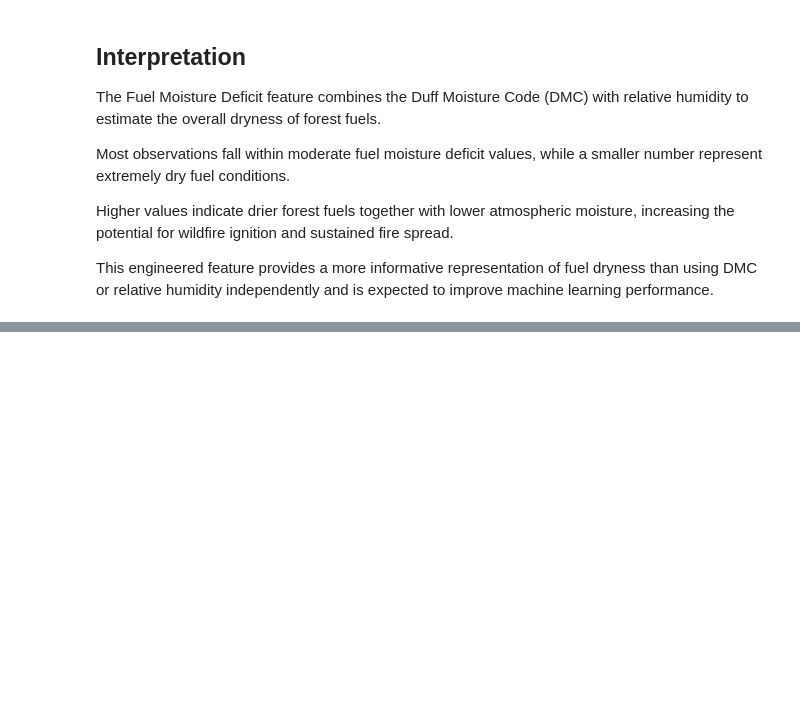
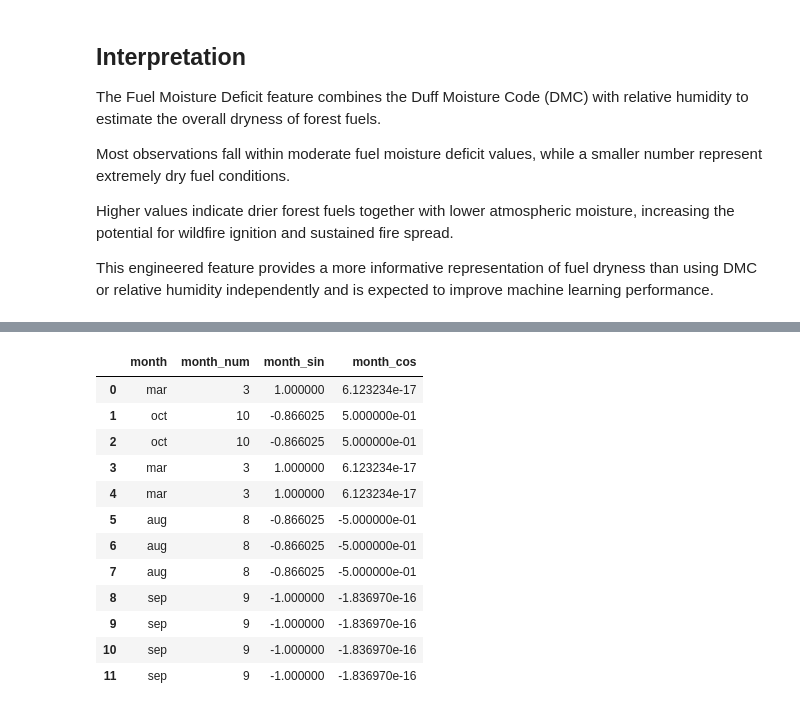
Before and after one commit to mraznyrazeek/Forest-Fire-Burned-Area-Prediction-System, a Jupyter notebook: backend/notebooks/03_feature_engineering.ipynb, the cells around one changed output, grey strips where cells are left out. Saved outputs shown, nothing was run; the diff lists cells and outputs as text; code cells hidden in the pictures; blank space fills up the shorter version.

```diff
--- a/backend/notebooks/03_feature_engineering.ipynb
+++ b/backend/notebooks/03_feature_engineering.ipynb
@@ -322,0 +361,23 @@ This engineered feature provides a more informative representation of fuel dryne
+# %%
+df[
+    [
+        "month",
+        "month_num",
+        "month_sin",
+        "month_cos"
+    ]
+].head(12)
+# %% [output]
+|  | month | month_num | month_sin | month_cos |
+| 0 | mar | 3 | 1.000000 | 6.123234e-17 |
+| 1 | oct | 10 | -0.866025 | 5.000000e-01 |
+| 2 | oct | 10 | -0.866025 | 5.000000e-01 |
+| 3 | mar | 3 | 1.000000 | 6.123234e-17 |
+| 4 | mar | 3 | 1.000000 | 6.123234e-17 |
+| 5 | aug | 8 | -0.866025 | -5.000000e-01 |
+| 6 | aug | 8 | -0.866025 | -5.000000e-01 |
+| 7 | aug | 8 | -0.866025 | -5.000000e-01 |
+| 8 | sep | 9 | -1.000000 | -1.836970e-16 |
+| 9 | sep | 9 | -1.000000 | -1.836970e-16 |
+| 10 | sep | 9 | -1.000000 | -1.836970e-16 |
+| 11 | sep | 9 | -1.000000 | -1.836970e-16 |
```
Also changed, not shown: parts of 5 cells of this notebook.
